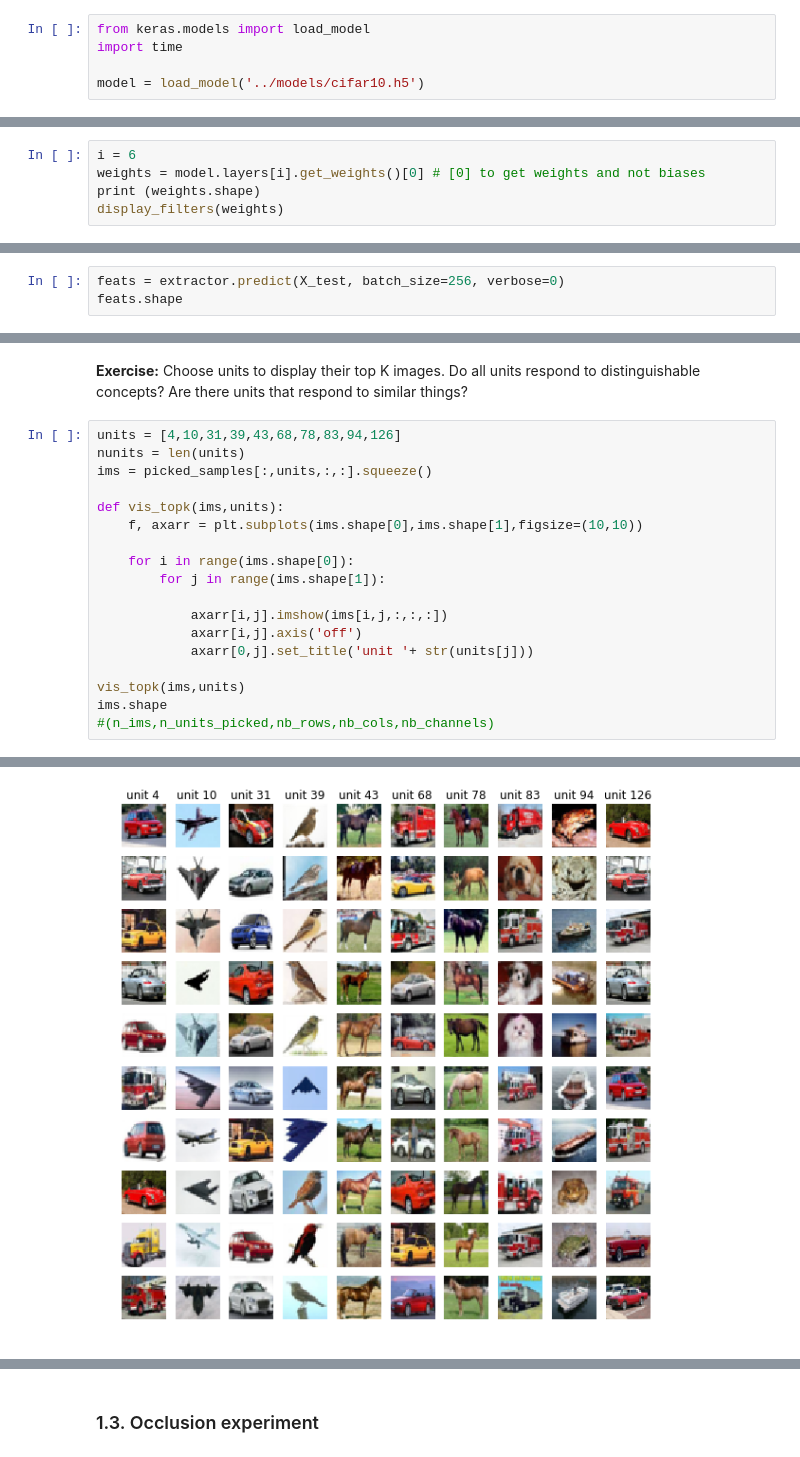
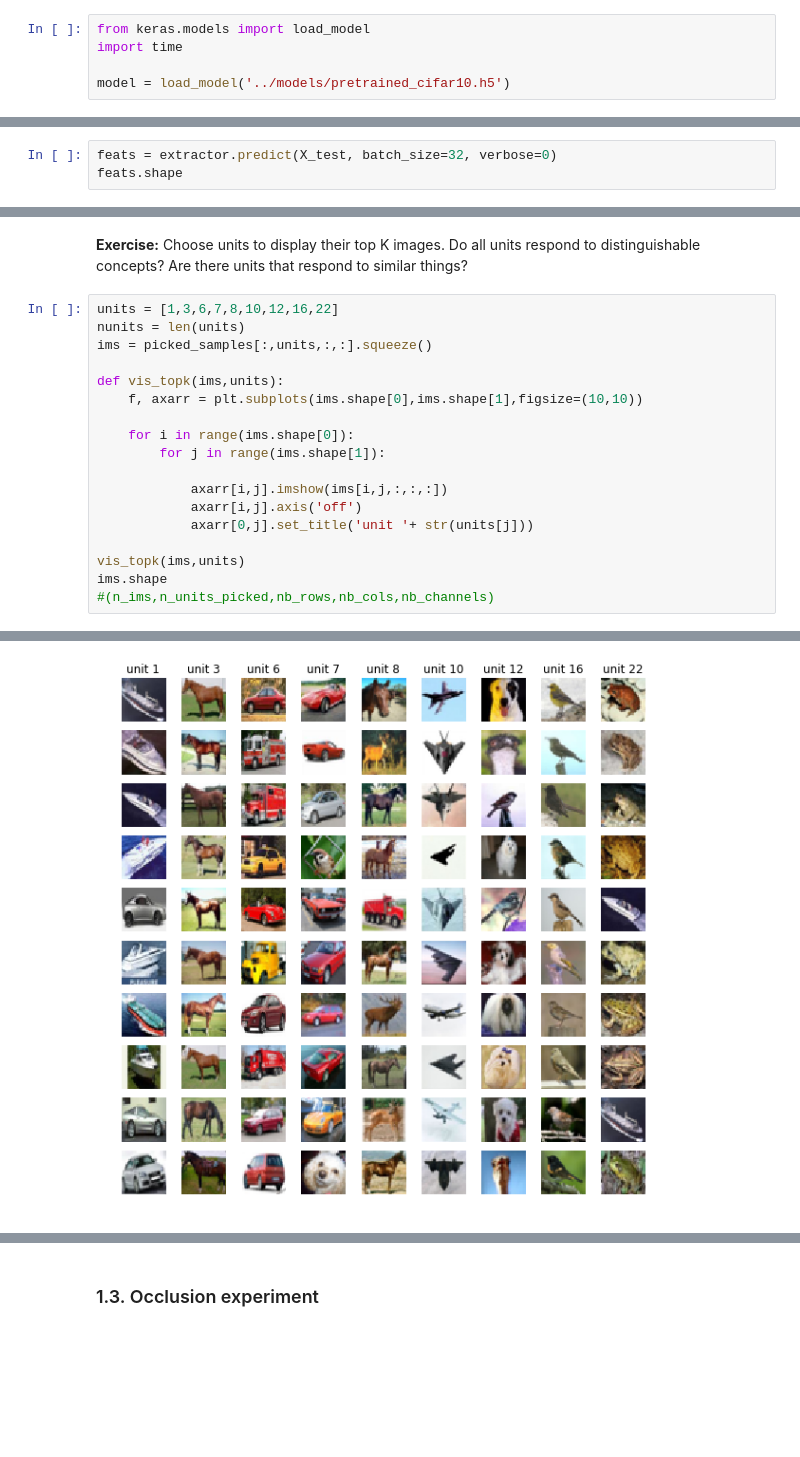
Before and after one commit to telecombcn-dl/2017-cfis, a Jupyter notebook: sessions/visualization.ipynb, the cells around one changed output, grey strips where cells are left out. Saved outputs shown, nothing was run; the diff lists cells and outputs as text; blank space fills up the shorter version.

```diff
--- a/sessions/visualization.ipynb
+++ b/sessions/visualization.ipynb
@@ -10,7 +10,7 @@ We will first use the model that we trained in the previous session and we will
 from keras.models import load_model
 import time
 
-model = load_model('../models/cifar10.h5')
+model = load_model('../models/pretrained_cifar10.h5')
 # %% [output]
 Using TensorFlow backend.
 # %%
@@ -91,5 +90,0 @@ display_filters(weights)
-# %%
-i = 6
-weights = model.layers[i].get_weights()[0] # [0] to get weights and not biases
-print (weights.shape)
-display_filters(weights)
@@ -137,7 +129,7 @@ X_test = X_test.astype('float32')
 X_train /= 255
 X_test /= 255
 # %%
-feats = extractor.predict(X_test, batch_size=256, verbose=0)
+feats = extractor.predict(X_test, batch_size=32, verbose=0)
 feats.shape
 # %% [output]
 (10000, 128)
@@ -210,7 +151,7 @@ picked_samples.shape
 # %% [markdown]
 **Exercise:** Choose units to display their top K images. Do all units respond to distinguishable concepts? Are there units that respond to similar things?
 # %%
-units = [4,10,31,39,43,68,78,83,94,126]
+units = [1,3,6,7,8,10,12,16,22]
 nunits = len(units)
 ims = picked_samples[:,units,:,:].squeeze()
 
@@ -232,2 +173,2 @@ ims.shape
-[figure, old version]
+[figure, new version]
 # %% [markdown]
```
Also changed, not shown: parts of 31 cells of this notebook, 9 other files.
